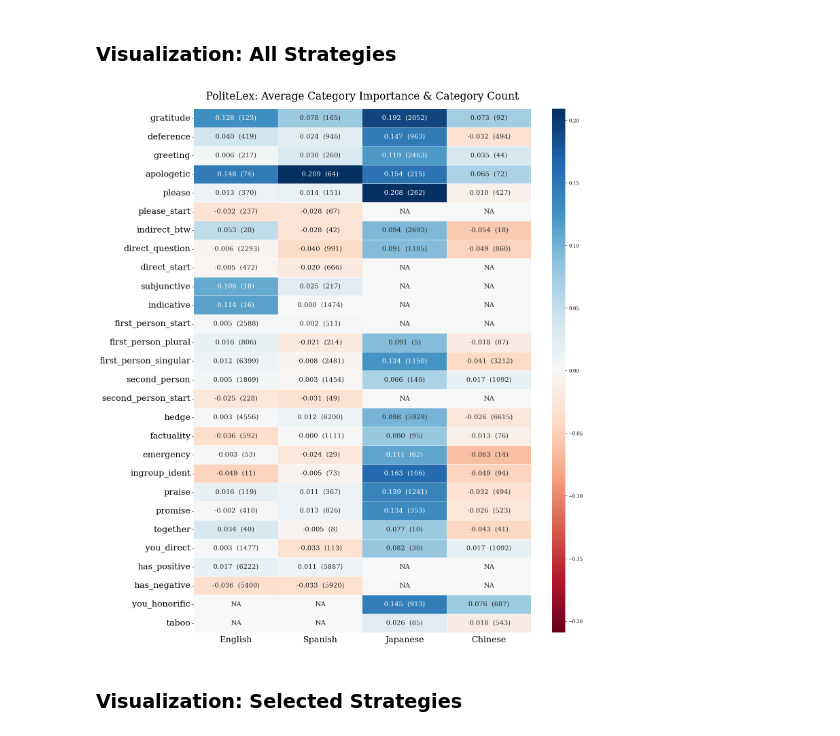
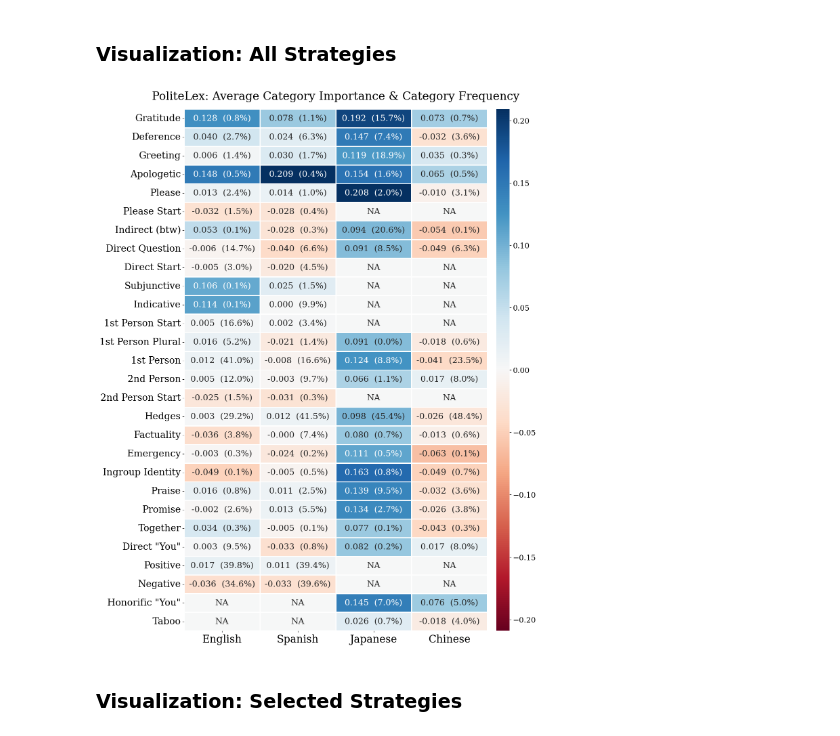
Before and after one commit to shreyahavaldar/multilingual_politeness, a Jupyter notebook: analysis/apply_lexica.ipynb, the cells around one changed output. Drawn from its saved outputs; the diff is of its cells as text; code cells hidden in the pictures.

Commit message:
fixed figures

```diff
--- a/analysis/apply_lexica.ipynb
+++ b/analysis/apply_lexica.ipynb
@@ -239,14 +274,10 @@ strategies_chinese = process_strategy_results(strategies_chinese_raw)
 # %% [markdown]
 ### Visualization: All Strategies
 # %%
-import seaborn as sns
-import matplotlib.pyplot as plt
-
-#get average of sentence lengths for all languages
-en_lengths_avg = np.average([len(x[0]) for x in shap_en])
-es_lengths_avg = np.average([len(x[0]) for x in shap_es])
-zh_lengths_avg = np.average([len(x[0]) for x in shap_zh])
-ja_lengths_avg = np.average([len(x[0]) for x in shap_ja])
+num_sent_en =  15624
+num_sent_es =  14952
+num_sent_ja =  13057
+num_sent_zh =  13656
 
 en_values = strategies_english.copy()
 es_values = strategies_spanish.copy()
@@ -263,49 +294,60 @@ for key in all_keys:
     if(key not in en_values.keys()):
         en_values[key] = 0
         en_counts[key] = 0
     if(key not in es_values.keys()):
         es_values[key] = 0
         es_counts[key] = 0
     if(key not in zh_values.keys()):
         zh_values[key] = 0
         zh_counts[key] = 0
     if(key not in ja_values.keys()):
         ja_values[key] = 0
         ja_counts[key] = 0
 
-df = pd.DataFrame([en_values, es_values, ja_values, zh_values],
-                   index=["English", "Spanish", "Japanese", "Chinese"])
 
 value_to_label_map = {}
 for key in en_values.keys():
     to_iterate = [en_values, es_values, ja_values, zh_values]
     counts_to_iterate = [en_counts, es_counts, ja_counts, zh_counts]
+    sen_length_to_iterate = [num_sent_en, num_sent_es, num_sent_ja, num_sent_zh]
     for idx, _ in enumerate(to_iterate):
         val = to_iterate[idx][key]
         count = counts_to_iterate[idx][key]
+        num_sent = sen_length_to_iterate[idx]
+        count_percent = count/num_sent * 100
         #format val to string with 3 sig figs
         val_string = "{:.3f}".format(val)
-        count_string = "{:.0f}".format(count)
+        count_string = "{:.1f}%".format(count_percent)
         label = val_string + "  (" + count_string + ")"
         value_to_label_map[val] = label
 
+en_values_relabeled = relabel_dict(en_values)
+es_values_relabeled = relabel_dict(es_values)
+ja_values_relabeled = relabel_dict(ja_values)
+zh_values_relabeled = relabel_dict(zh_values)
+
+df = pd.DataFrame([en_values_relabeled, es_values_relabeled, ja_values_relabeled, zh_values_relabeled],
+                   index=["English", "Spanish", "Japanese", "Chinese"])
+
 labels = (df.T).applymap(lambda v: 'NA' if v == 0 else value_to_label_map[v])
 plt.rcParams['font.family'] = 'serif'
-plt.figure(figsize=(16, 20))
-plt.title("PoliteLex: Average Category Importance & Category Count", fontsize=22, pad=20)
-sns.heatmap(df.T, annot=labels,
-            cmap="RdBu",
-            vmin=-np.max(df.max()) ,
-            vmax=np.max(df.max()),
-            annot_kws={"size": 14, 'verticalalignment': 'center', 'horizontalalignment': 'left'},
-            cbar_kws={'aspect': 40},
-            linewidths=0.5,
-            fmt = '')
-plt.xticks(fontsize=18)
-plt.yticks(fontsize=18)
+plt.figure(figsize=(14, 20))
+plt.title("PoliteLex: Average Category Importance & Category Frequency", fontsize=24, pad=20)
+ax = sns.heatmap(df.T, annot=labels,
+                cmap="RdBu",
+                vmin=-np.max(df.max()) ,
+                vmax=np.max(df.max()),
+                annot_kws={"size": 18, 'verticalalignment': 'center', 'horizontalalignment': 'left'},
+                cbar_kws={'aspect': 40, 'pad': 0.025},
+                linewidths=1,
+                fmt = '')
+cbar = ax.collections[0].colorbar
+cbar.ax.tick_params(labelsize=16)
+plt.xticks(fontsize=22)
+plt.yticks(fontsize=20)
 plt.show()
 # %% [output]
-[figure, old version]
+[figure, new version]
 # %% [markdown]
 ### Visualization: Selected Strategies
 # %%
```
Also changed, not shown: parts of 4 cells of this notebook, 3 other files.
